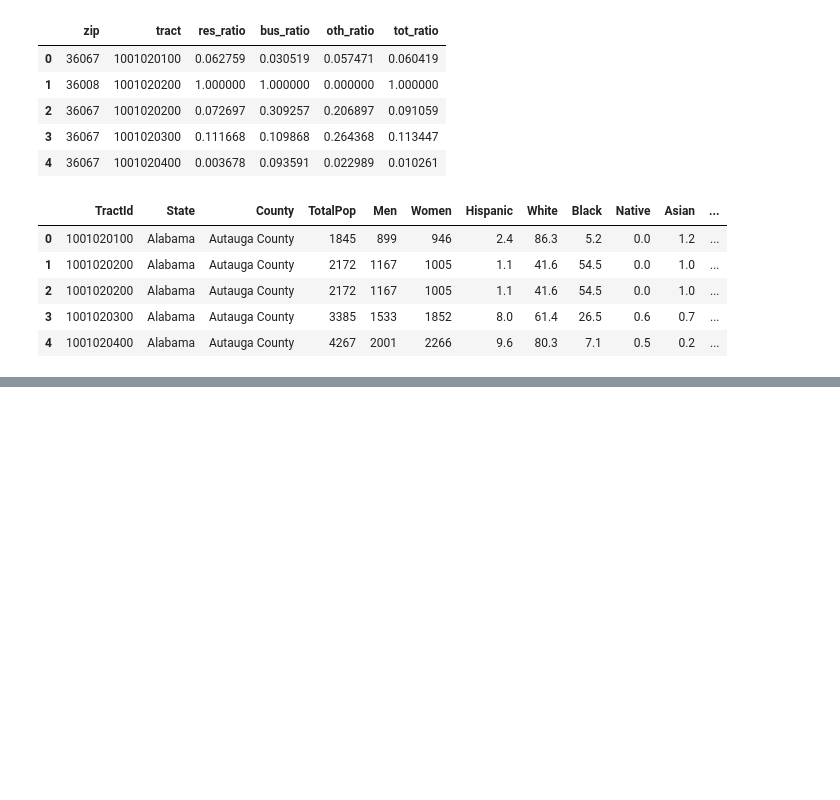
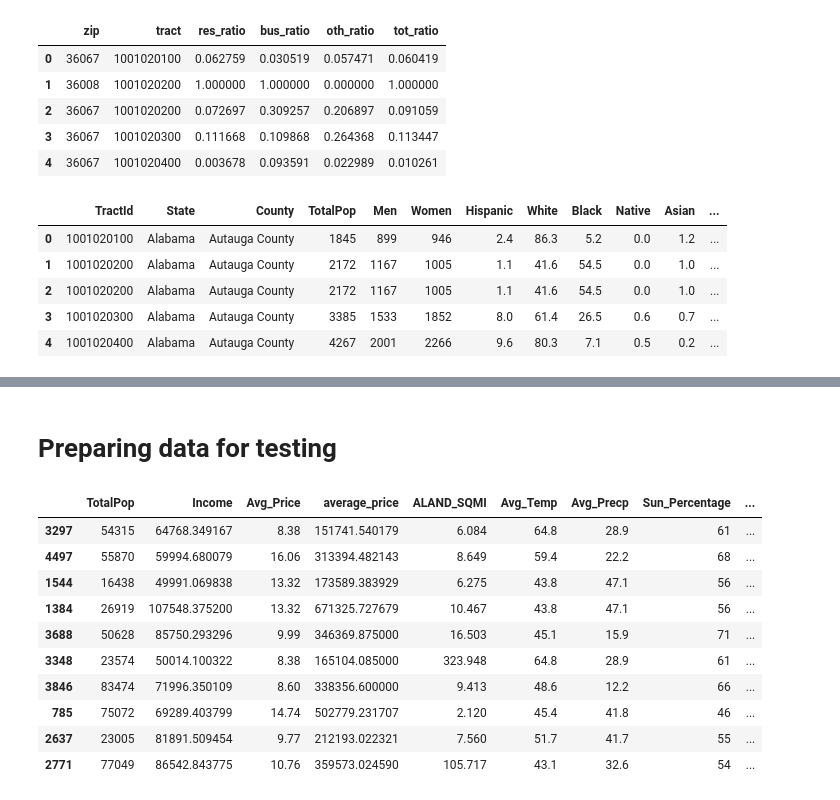
Before and after one commit to ProjectEDF/projectedf-suncode, a Jupyter notebook: data-science/notebooks/IRS data notebook.ipynb, the cells around one changed output, grey strips where cells are left out. Drawn from its saved outputs; the diff is of its cells as text; code cells hidden in the pictures; blank space fills up the shorter version.

```diff
--- a/data-science/notebooks/IRS data notebook.ipynb
+++ b/data-science/notebooks/IRS data notebook.ipynb
@@ -307,0 +243,2 @@ EIA_solar_df.head()
+# %%
+EIA_solar_df_3 = EIA_solar_df_2.dropna(how='any')
@@ -307,0 +254,9 @@ EIA_solar_df.head()
+# %%
+total_kw_zipcode = EIA_solar_df_3.groupby('zipcode')['size_kw'].sum().reset_index()
+average_cost_per_watt_zipcode = EIA_solar_df_3.groupby('zipcode')['cost_per_watt'].mean().reset_index()
+# %%
+#Here, we get where projects are currently being built, so any geographic merges should be done above
+
+df_combined_5 = pd.merge(total_pop_df_4, average_cost_per_watt_zipcode, left_on='zip', right_on='zipcode').drop('zipcode',1)
+
+df_combined_6 = pd.merge(df_combined_5, total_kw_zipcode, left_on='zip', right_on='zipcode').drop('zipcode',1)
@@ -307,0 +274,19 @@ EIA_solar_df.head()
+# %% [markdown]
+# Preparing data for testing
+# %%
+X = df_combined_6[['TotalPop','Income','Avg_Price','average_price','ALAND_SQMI','Avg_Temp','Avg_Precp','Sun_Percentage','Humidity','zip_code','LAT','LNG',]]
+y = df_combined_6['size_kw']/(df_combined_6['TotalPop']/df_combined_6['ALAND_SQMI'])
+# %%
+X.sample(n=10)
+# %% [output]
+|  | TotalPop | Income | Avg_Price | average_price | ALAND_SQMI | Avg_Temp | Avg_Precp | Sun_Percentage | ... |
+| 3297 | 54315 | 64768.349167 | 8.38 | 151741.540179 | 6.084 | 64.8 | 28.9 | 61 | ... |
+| 4497 | 55870 | 59994.680079 | 16.06 | 313394.482143 | 8.649 | 59.4 | 22.2 | 68 | ... |
+| 1544 | 16438 | 49991.069838 | 13.32 | 173589.383929 | 6.275 | 43.8 | 47.1 | 56 | ... |
+| 1384 | 26919 | 107548.375200 | 13.32 | 671325.727679 | 10.467 | 43.8 | 47.1 | 56 | ... |
+| 3688 | 50628 | 85750.293296 | 9.99 | 346369.875000 | 16.503 | 45.1 | 15.9 | 71 | ... |
+| 3348 | 23574 | 50014.100322 | 8.38 | 165104.085000 | 323.948 | 64.8 | 28.9 | 61 | ... |
+| 3846 | 83474 | 71996.350109 | 8.60 | 338356.600000 | 9.413 | 48.6 | 12.2 | 66 | ... |
+| 785 | 75072 | 69289.403799 | 14.74 | 502779.231707 | 2.120 | 45.4 | 41.8 | 46 | ... |
+| 2637 | 23005 | 81891.509454 | 9.77 | 212193.022321 | 7.560 | 51.7 | 41.7 | 55 | ... |
+| 2771 | 77049 | 86542.843775 | 10.76 | 359573.024590 | 105.717 | 43.1 | 32.6 | 54 | ... |
```
Also changed, not shown: parts of 56 cells of this notebook.
